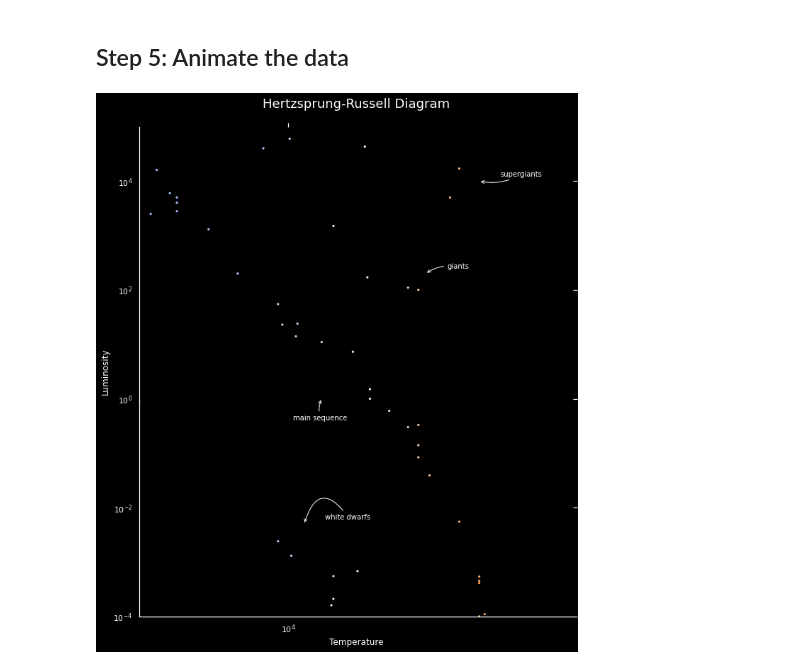
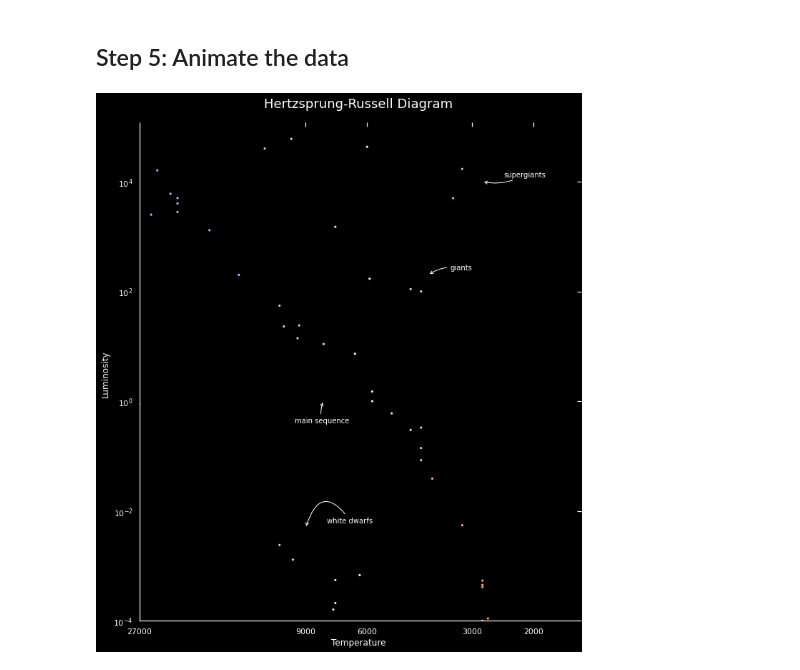
Before and after one commit to amorriscode/Hertzsprung-Russell, a Jupyter notebook: Hertzsprung-Russell.ipynb, the cells around one changed output. Saved outputs shown, nothing was run; the diff lists cells and outputs as text; code cells hidden in the pictures.

```diff
--- a/Hertzsprung-Russell.ipynb
+++ b/Hertzsprung-Russell.ipynb
@@ -272,6 +275,8 @@ def update(_):
 
 ax.set_xscale('log')
 ax.set_xlim(27000,1500)
+ax.set_xticks([27000, 9000, 6000, 3000, 2000])
+ax.get_xaxis().set_major_formatter(ticker.ScalarFormatter())
 
 ax.set_yscale('log')
 ax.set_ylim(pow(10,-4), pow(10,5))
@@ -289,34 +294,34 @@ ax.annotate(
 
 ax.annotate(
     'giants', xy=(4000, 200), xycoords='data',
     fontsize='small', color='white',
     xytext=(30, 7), textcoords='offset points',
     arrowprops=dict(
         arrowstyle="->",
         connectionstyle="arc3,rad=.2",
         color='white'))
 
 ax.annotate(
     'supergiants', xy=(2800, 10000), xycoords='data',
     fontsize='small', color='white',
     xytext=(30, 7), textcoords='offset points',
     arrowprops=dict(
         arrowstyle="->",
         connectionstyle="arc3,rad=-.2",
         color='white'))
 
 ax.annotate(
     'white dwarfs', xy=(9000, 0.005), xycoords='data',
     fontsize='small', color='white',
     xytext=(30, 7), textcoords='offset points',
     arrowprops=dict(
         arrowstyle="->",
         connectionstyle="arc3,rad=1",
         color='white'));
 
 # plt.close()
 # %% [output]
-[figure, old version]
+[figure, new version]
 # %%
 from matplotlib.animation import FuncAnimation
 from IPython.display import Image, display
```
Also changed, not shown: parts of 3 cells of this notebook.
